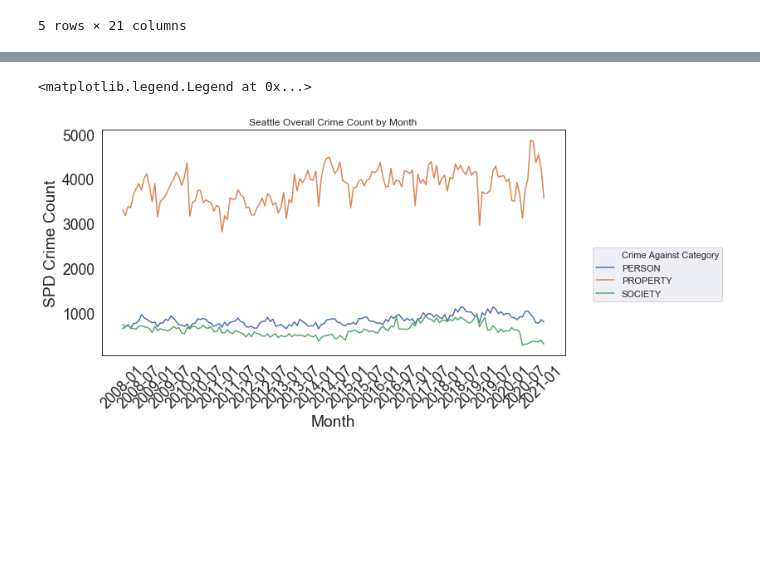
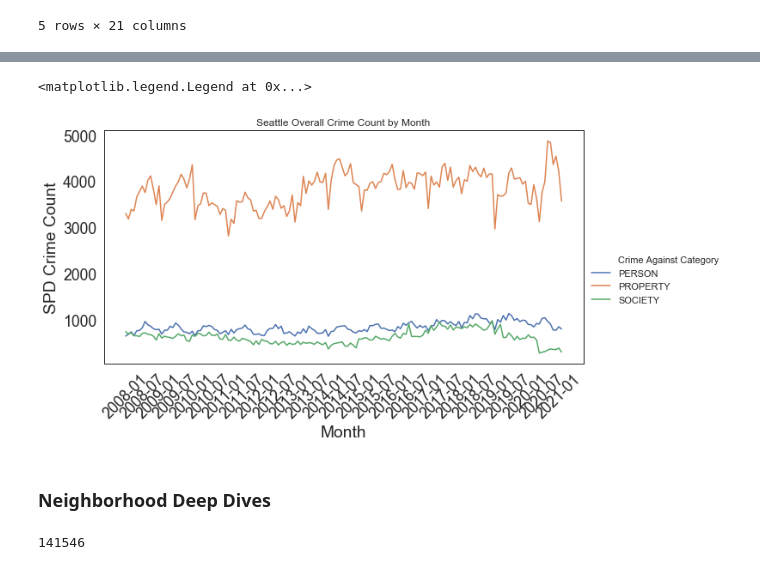
Before and after one commit to infoxiao/crime, a Jupyter notebook: seattle/crime_seattle.ipynb, the cells around one changed output, grey strips where cells are left out. Cells and saved outputs as stored; diff of their text form; code cells hidden in the pictures; blank space fills up the shorter version.

```diff
--- a/seattle/crime_seattle.ipynb
+++ b/seattle/crime_seattle.ipynb
@@ -207,18 +227,26 @@ dfc_flat = dfc_flat.rename(columns={0: 'crime_count'})
 # %%
 plt.figure(figsize=(10,5))
 sns.set_style("white")
 plt.xticks(rotation=45)
 sns.set(font_scale = 1)
 plot_= sns.lineplot(data=dfc_flat, x='month', y='crime_count', hue='Crime Against Category')
 for ind, label in enumerate(plot_.get_xticklabels()):
     if ind % 6 == 0:  # every x label is kept
         label.set_visible(True)
     else:
         label.set_visible(False)
 plt.xlabel('Month')
 plt.ylabel('SPD Crime Count')
 plt.title('Seattle Overall Crime Count by Month')
-plot_.legend(loc='upper right', bbox_to_anchor=(1.35, 0.5))
+plot_.legend(loc='upper center', bbox_to_anchor=(1.15, 0.5), framealpha=0)
 # %% [output]
 <matplotlib.legend.Legend at 0x...>
-[figure, old version]
+[figure, new version]
+# %% [markdown]
+### Neighborhood Deep Dives
+# %%
+years_of_interest = [2019, 2020, 2021]
+print(len(dfc[dfc.year.isin(years_of_interest)]))
+dfc = dfc[dfc.year.isin(years_of_interest)].reset_index(drop=True)
+# %% [output]
+141546
```
Also changed, not shown: parts of 29 cells of this notebook.
